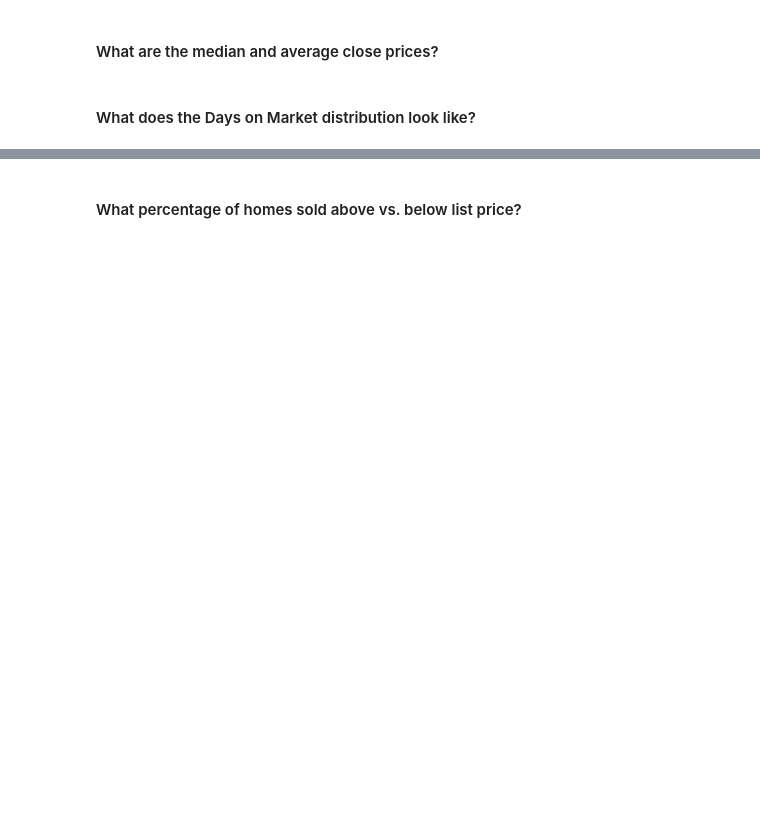
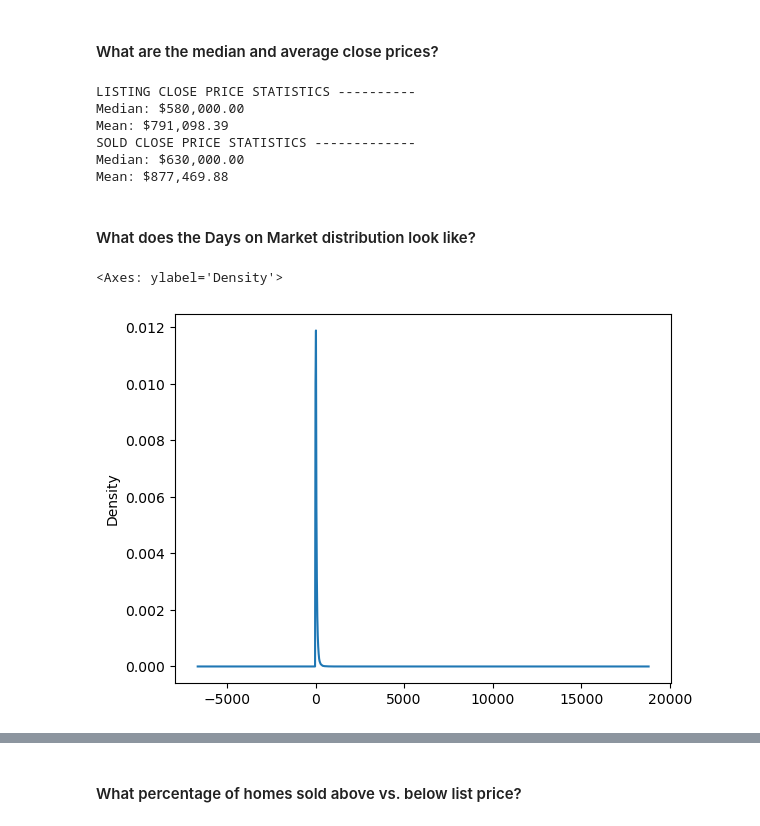
Before and after one commit to tiffyinh/IDX-Exchange-Data-Analyst, a Jupyter notebook: eda.ipynb, the cells around one changed output, grey strips where cells are left out. Cells and saved outputs as stored; diff of their text form; code cells hidden in the pictures; blank space fills up the shorter version.

```diff
--- a/eda.ipynb
+++ b/eda.ipynb
@@ -229,3 +229,16 @@ dtype: int64
 ## EDA Questions
 
 #### What is the Residential vs. other property type share?
+# %%
+full_listing = pd.read_csv("data\\processed\\CRMLSListing.csv", low_memory=False)
+full_sold = pd.read_csv("data\\processed\\CRMLSSold.csv", low_memory=False)
+
+list_counts = full_listing["PropertyType"].value_counts()
+list_prop = full_listing["PropertyType"].value_counts(normalize=True)
+print("LISTING RESIDENTIAL SHARE -------------")
+print(pd.concat([list_counts, list_prop], axis=1))
+
+sold_counts = full_sold["PropertyType"].value_counts()
+sold_prop = full_sold["PropertyType"].value_counts(normalize=True)
+print("SOLD RESIDENTIAL SHARE ----------------")
+print(pd.concat([sold_counts, sold_prop], axis=1))
@@ -232,4 +263,30 @@ dtype: int64
 # %% [markdown]
 #### What are the median and average close prices?
+# %%
+list_med_close = full_listing["ClosePrice"].median()
+list_avg_close = full_listing["ClosePrice"].mean()
+
+sold_med_close = full_sold["ClosePrice"].median()
+sold_avg_close = full_sold["ClosePrice"].mean()
+
+print("LISTING CLOSE PRICE STATISTICS ----------")
+print(f"Median: ${list_med_close:,.2f}")
+print(f"Mean: ${list_avg_close:,.2f}")
+
+print("SOLD CLOSE PRICE STATISTICS -------------")
+print(f"Median: ${sold_med_close:,.2f}")
+print(f"Mean: ${sold_avg_close:,.2f}")
+# %% [output]
+LISTING CLOSE PRICE STATISTICS ----------
+Median: $580,000.00
+Mean: $791,098.39
+SOLD CLOSE PRICE STATISTICS -------------
+Median: $630,000.00
+Mean: $877,469.88
 # %% [markdown]
 #### What does the Days on Market distribution look like?
+# %%
+full_sold["DaysOnMarket"].plot.density()
+# %% [output]
+<Axes: ylabel='Density'>
+[figure, added]
```
Also changed, not shown: parts of 5 cells of this notebook.
